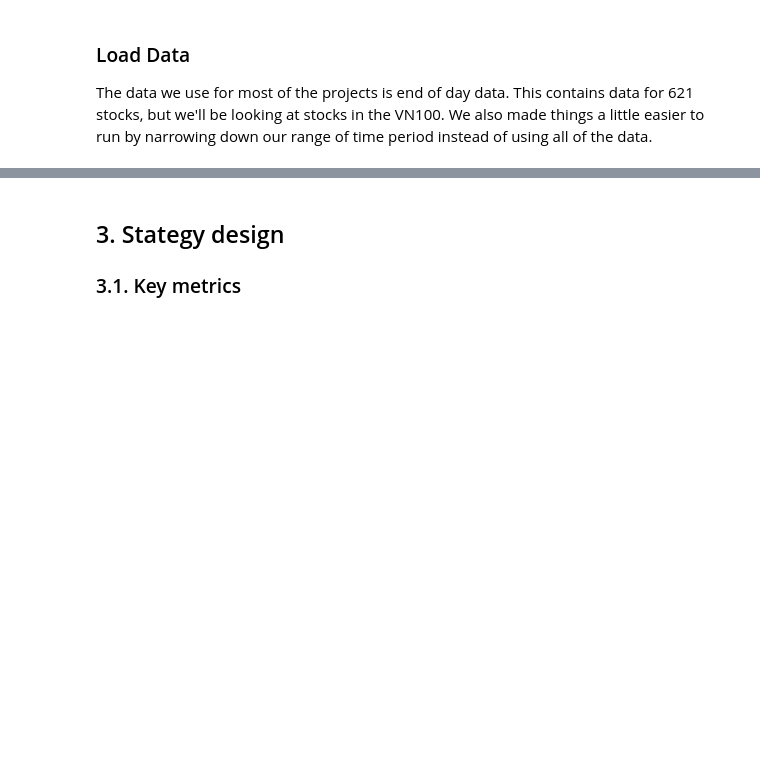
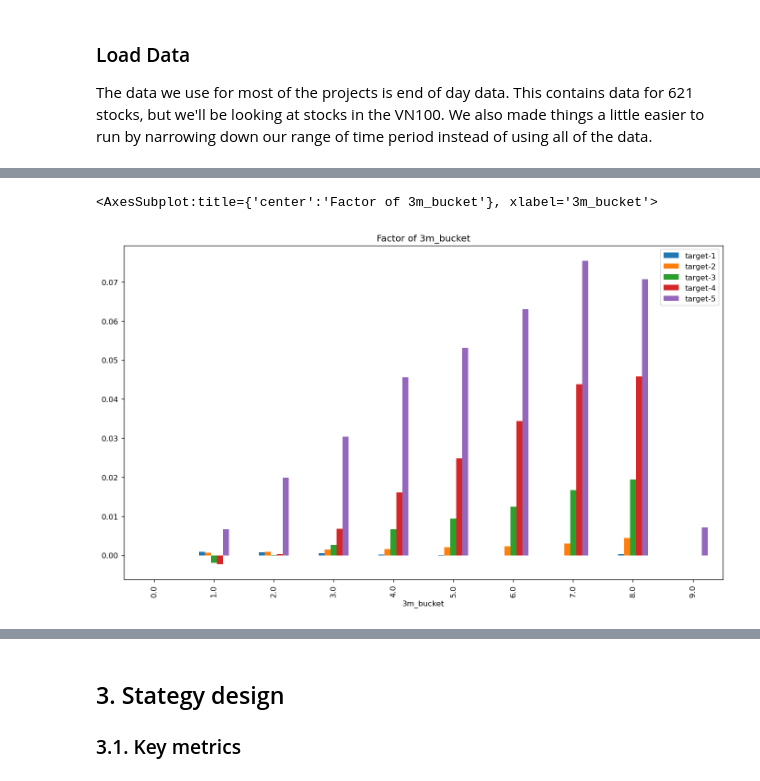
Before and after one commit to BinhKieu82/springboard_capstone3, a Jupyter notebook: momentum_vnmarket.ipynb, the cells around one changed output, grey strips where cells are left out. Drawn from its saved outputs; the diff is of its cells as text; code cells hidden in the pictures; blank space fills up the shorter version.

Commit message:
data wrangling & initially visualizing

```diff
--- a/momentum_vnmarket.ipynb
+++ b/momentum_vnmarket.ipynb
@@ -69,0 +141,20 @@ tickers = np.array(pd.read_sql("SELECT name FROM sqlite_master WHERE type='table
+# %%
+df.set_index('date') # Set the date as the index so we can add the index mean retrun for that day
+
+df['index_mean_simple_return'] =  df.groupby('date')['simple_return'].apply(lambda x: x.mean())#We are using apply here instead of transform because apply can handle grouped outputs
+
+df['index_mean_log_return'] =  df.groupby('date')['log_return'].apply(lambda x: x.mean())
+
+df['demeaned_return']  = df['simple_return'] - df['index_mean_simple_return']
+df['demeaned_log_return']  = df['log_return'] - df['index_mean_log_return']
+
+df.reset_index(inplace=True)#Reset index making the date a column again (lets us use it in calculations)
+# %%
+df['3m'] = np.log(1 + df.groupby('ticker')['close'].pct_change(periods = 60))
+df['12m'] = np.log(1 + df.groupby('ticker')['close'].pct_change(periods = 220))
+# %%
+df['target-1'] = df.groupby('ticker')['close'].transform(lambda target: np.log(target.shift(-1)/target)) #One day ahead
+df['target-2'] = df.groupby('ticker')['close'].transform(lambda target: np.log(target.shift(-5)/target)) #One week ahead
+df['target-3'] = df.groupby('ticker')['close'].transform(lambda target: np.log(target.shift(-20)/target)) #One month ahead
+df['target-4'] = df.groupby('ticker')['close'].transform(lambda target: np.log(target.shift(-60)/target)) #One half ahead
+df['target-5'] = df.groupby('ticker')['close'].transform(lambda target: np.log(target.shift(-120)/target)) #One year ahead
@@ -69,0 +180,8 @@ tickers = np.array(pd.read_sql("SELECT name FROM sqlite_master WHERE type='table
+# %%
+df['3m_bucket'] = functions.bucketing_factors(df['3m'],10)
+df['12m_bucket'] = functions.bucketing_factors(df['12m'],10)
+# %%
+visualizations.plot_bar(df, '3m_bucket')
+# %% [output]
+<AxesSubplot:title={'center':'Factor of 3m_bucket'}, xlabel='3m_bucket'>
+[figure, added]
```
Also changed, not shown: parts of 24 cells of this notebook, 3 other files.
